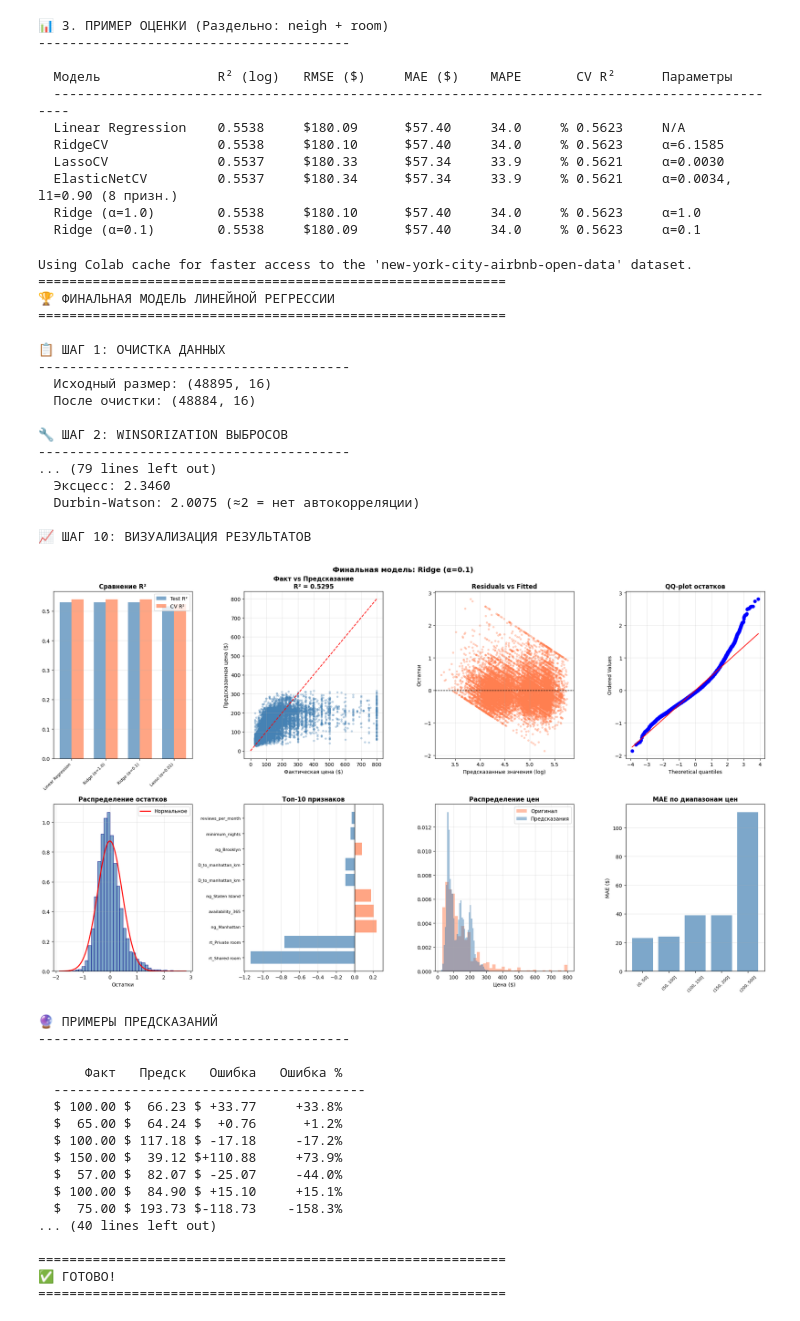
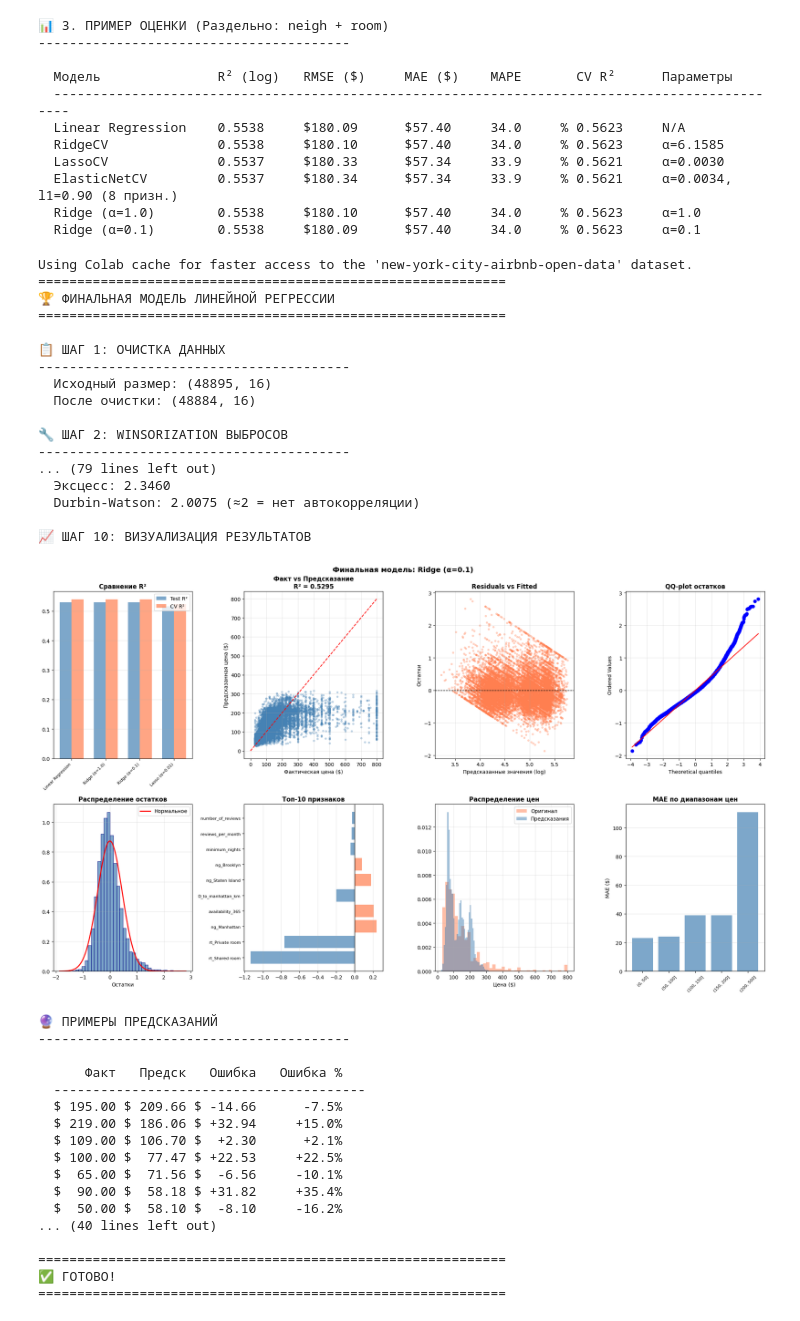
Before and after one commit to Ma-rCh/ML-Basic, a Jupyter notebook: homework_10/homework_10.ipynb, the cells around one changed output. Cells and saved outputs as stored; diff of their text form; code cells hidden in the pictures.

```diff
--- a/homework_10/homework_10.ipynb
+++ b/homework_10/homework_10.ipynb
@@ -746,8 +746,8 @@ exclude_cols = ['neighbourhood','price', 'price_original', 'price_log', 'id', 'n
 feature_cols = [c for c in df_encoded.columns if c not in exclude_cols]
 
 # Убираем колонки с одним уникальным значением
-feature_cols = [c for c in feature_cols if df_encoded[c].nunique() > 1] + ['D_to_manhattan_km']
-
+feature_cols = [c for c in feature_cols if df_encoded[c].nunique() > 1]
+print(f"  Признаков: {feature_cols}")
 print(f"  Отобрано признаков: {len(feature_cols)}")
 print(f"  Целевая переменная: price_log")
 
@@ -1031,46 +1031,46 @@ for _, row in coef_df.head(3).iterrows():
 print(f"""
 💡 МОДЕЛЬ ГОТОВА К ИСПОЛЬЗОВАНИЮ!
 
    # Предсказание цены для новых данных:
    X_new_scaled = scaler.transform(X_new)
    y_pred_log = model.predict(X_new_scaled)
    y_pred_price = np.expm1(y_pred_log)
 """)
 
 print("="*60)
 print("✅ ГОТОВО!")
 print("="*60)
 # %% [output]
 Using Colab cache for faster access to the 'new-york-city-airbnb-open-data' dataset.
 ============================================================
 🏆 ФИНАЛЬНАЯ МОДЕЛЬ ЛИНЕЙНОЙ РЕГРЕССИИ
 ============================================================
 
 📋 ШАГ 1: ОЧИСТКА ДАННЫХ
 ----------------------------------------
   Исходный размер: (48895, 16)
   После очистки: (48884, 16)
 
 🔧 ШАГ 2: WINSORIZATION ВЫБРОСОВ
 ----------------------------------------
 ... (79 lines left out)
   Эксцесс: 2.3460
   Durbin-Watson: 2.0075 (≈2 = нет автокорреляции)
 
 📈 ШАГ 10: ВИЗУАЛИЗАЦИЯ РЕЗУЛЬТАТОВ
-[figure, old version]
+[figure, new version]
 🔮 ПРИМЕРЫ ПРЕДСКАЗАНИЙ
 ----------------------------------------
 
       Факт   Предск   Ошибка   Ошибка %
   ----------------------------------------
-  $ 100.00 $  66.23 $ +33.77     +33.8%
-  $  65.00 $  64.24 $  +0.76      +1.2%
-  $ 100.00 $ 117.18 $ -17.18     -17.2%
-  $ 150.00 $  39.12 $+110.88     +73.9%
-  $  57.00 $  82.07 $ -25.07     -44.0%
-  $ 100.00 $  84.90 $ +15.10     +15.1%
-  $  75.00 $ 193.73 $-118.73    -158.3%
+  $ 195.00 $ 209.66 $ -14.66      -7.5%
+  $ 219.00 $ 186.06 $ +32.94     +15.0%
+  $ 109.00 $ 106.70 $  +2.30      +2.1%
+  $ 100.00 $  77.47 $ +22.53     +22.5%
+  $  65.00 $  71.56 $  -6.56     -10.1%
+  $  90.00 $  58.18 $ +31.82     +35.4%
+  $  50.00 $  58.10 $  -8.10     -16.2%
 ... (40 lines left out)
 
 ============================================================
```
